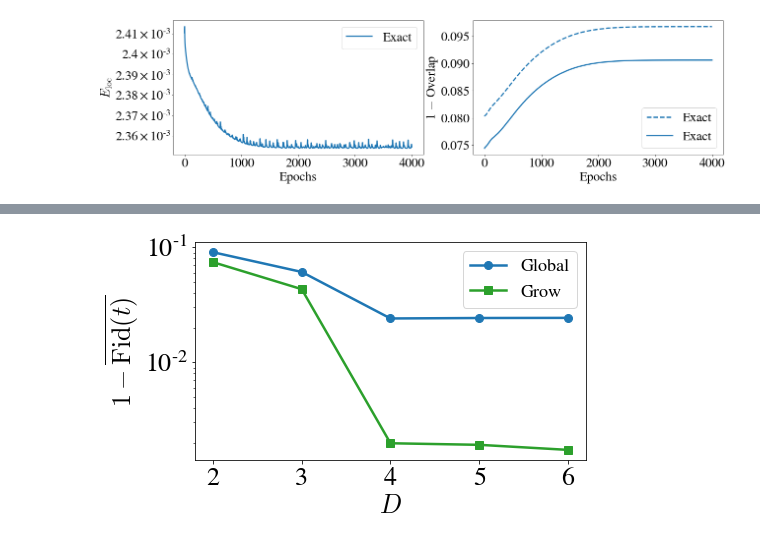
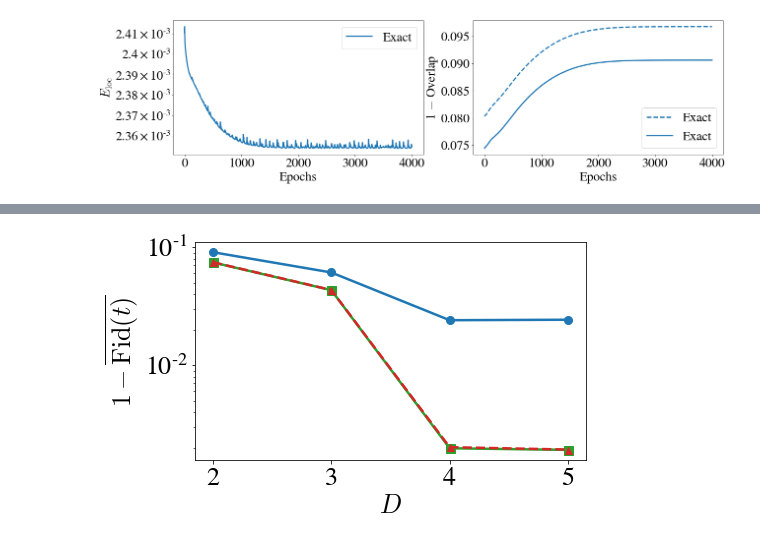
Before and after one commit to stavros11/Time-Evolution, a Jupyter notebook: functional_sweep.ipynb, the cells around one changed output, grey strips where cells are left out. Cells and saved outputs as stored; diff of their text form; code cells hidden in the pictures.

Commit message:
Sweep plots

```diff
--- a/functional_sweep.ipynb
+++ b/functional_sweep.ipynb
@@ -91,20 +94,26 @@ KeyError: "Unable to open object (object 'sweeping_exact_Eloc' doesn't exist)"
 # %%
-D_list = [2, 3, 4, 5, 6]
+D_list = [2, 3, 4, 5]#, 6]
 time_steps = 20
+n_sites = 6
+
 filename = lambda D: "allstatesgrow_mpsD{}_N{}M{}.h5".format(D, n_sites, time_steps)
+res = np.array([get_grow_and_final(filename(D), quantity="avg_overlaps") for D in D_list])
 
-res = np.array([get_grow_and_final(filename(D), quantity="avg_overlaps") for D in D_list])
-res.shape
+filename = lambda D: "sweepboth_mpsD{}_N{}M{}.h5".format(D, n_sites, time_steps)
+sweep = np.array([get_grow_and_final(filename(D), quantity="avg_overlaps")[1] for D in D_list])
 
 plt.figure(figsize=(7, 4))
 plt.semilogy(D_list, 1 - res[:, 1], marker="o", linewidth=2.5,
             markersize=8, color=cp[0], label="Global")
 plt.semilogy(D_list, 1 - res[:, 0], marker="s", linewidth=2.5,
-             markersize=8, color=cp[2], label="Grow")
+             markersize=9, color=cp[2], label="Grow")
+plt.semilogy(D_list, 1 - sweep, marker="^", linewidth=2.5, linestyle="--",
+             markersize=7, color=cp[3], label="Sweep")
 
 plt.xlabel("$D$")
 plt.ylabel(r"$1 - \overline{\mathrm{Fid}(t)}$")
-plt.legend(fontsize=18)
-plt.show()
+#plt.legend(fontsize=18)
+#plt.show()
+plt.savefig("sweep_fidelity_vs_d.pdf", bbox_inches='tight')
 # %% [output]
-[figure, old version]
+[figure, new version]
```
Also changed, not shown: parts of 1 cell of this notebook, 2 other files.
